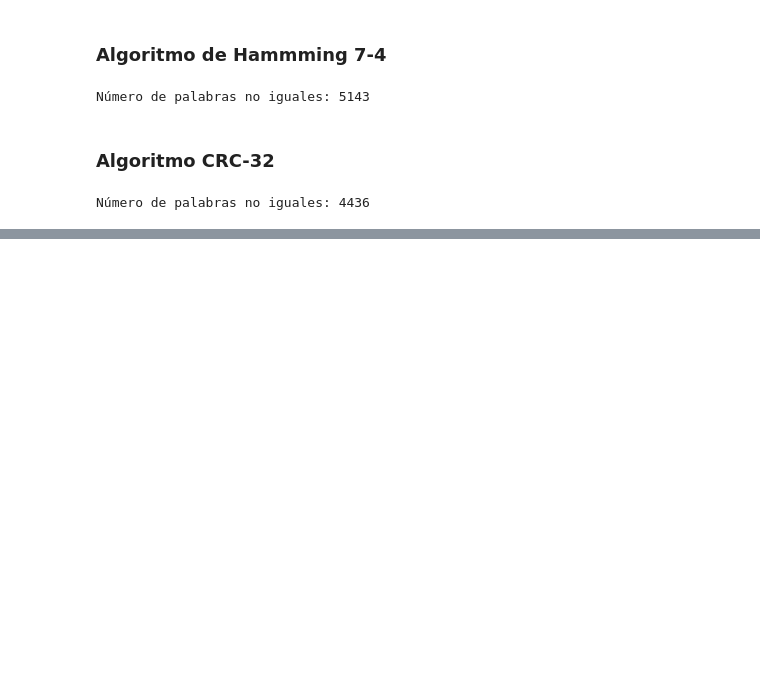
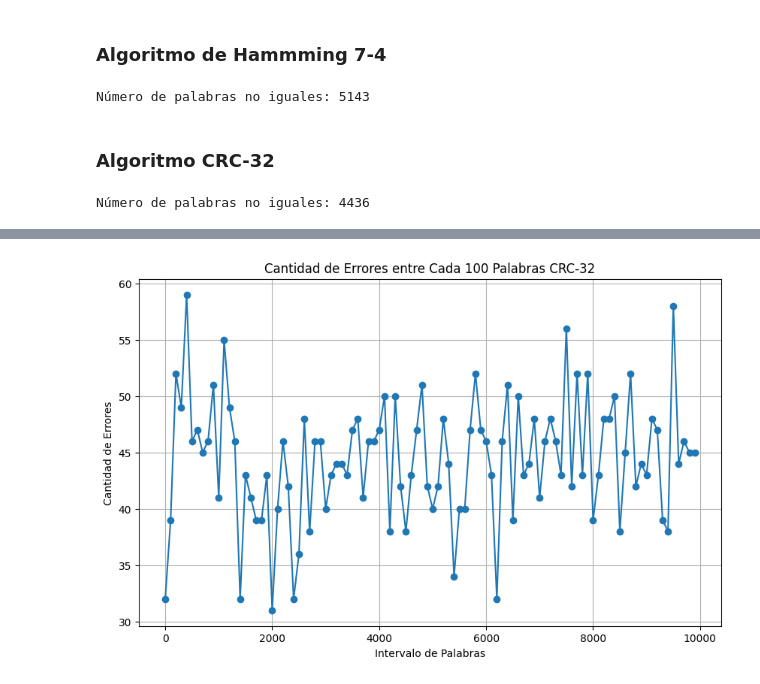
Before and after one commit to moraleseoscar/Error-CorrectingAlgorithms, a Jupyter notebook: Graphs.ipynb, the cells around one changed output, grey strips where cells are left out. Cells and saved outputs as stored; diff of their text form; code cells hidden in the pictures; blank space fills up the shorter version.

```diff
--- a/Graphs.ipynb
+++ b/Graphs.ipynb
@@ -70,0 +89,41 @@ plt.show()
+# %%
+import matplotlib.pyplot as plt
+
+# Leer el archivo CSV generado por Java
+with open('./csv/SenderCRC.csv', mode='r') as archivo_java:
+    palabras_senderc = [line.strip() for line in archivo_java]
+
+# Leer el archivo CSV generado por Python
+with open('./csv/ReceiverCRC.csv', mode='r') as archivo_python:
+    palabras_receiverc = [line.strip() for line in archivo_python]
+
+# Función para contar los errores entre dos listas
+def contar_errores(lista1, lista2):
+    errores = 0
+    for i in range(len(lista1)):
+        if lista1[i] != lista2[i]:
+            errores += 1
+    return errores
+
+# Crear listas para almacenar los resultados
+intervalos = []
+errores_por_intervalo = []
+
+# Dividir las listas en intervalos de 100 líneas
+for i in range(0, len(palabras_senderc), 100):
+    intervalo_senderc = palabras_senderc[i:i+100]
+    intervalo_receiverc = palabras_receiverc[i:i+100]
+    errores = contar_errores(intervalo_senderc, intervalo_receiverc)
+    intervalos.append(i)
+    errores_por_intervalo.append(errores)
+
+# Crear la gráfica
+plt.figure(figsize=(10, 6))
+plt.plot(intervalos, errores_por_intervalo, marker='o')
+plt.title('Cantidad de Errores entre Cada 100 Palabras CRC-32')
+plt.xlabel('Intervalo de Palabras')
+plt.ylabel('Cantidad de Errores')
+plt.grid(True)
+plt.show()
+# %% [output]
+[figure, added]
```
Also changed, not shown: parts of 3 cells of this notebook.
